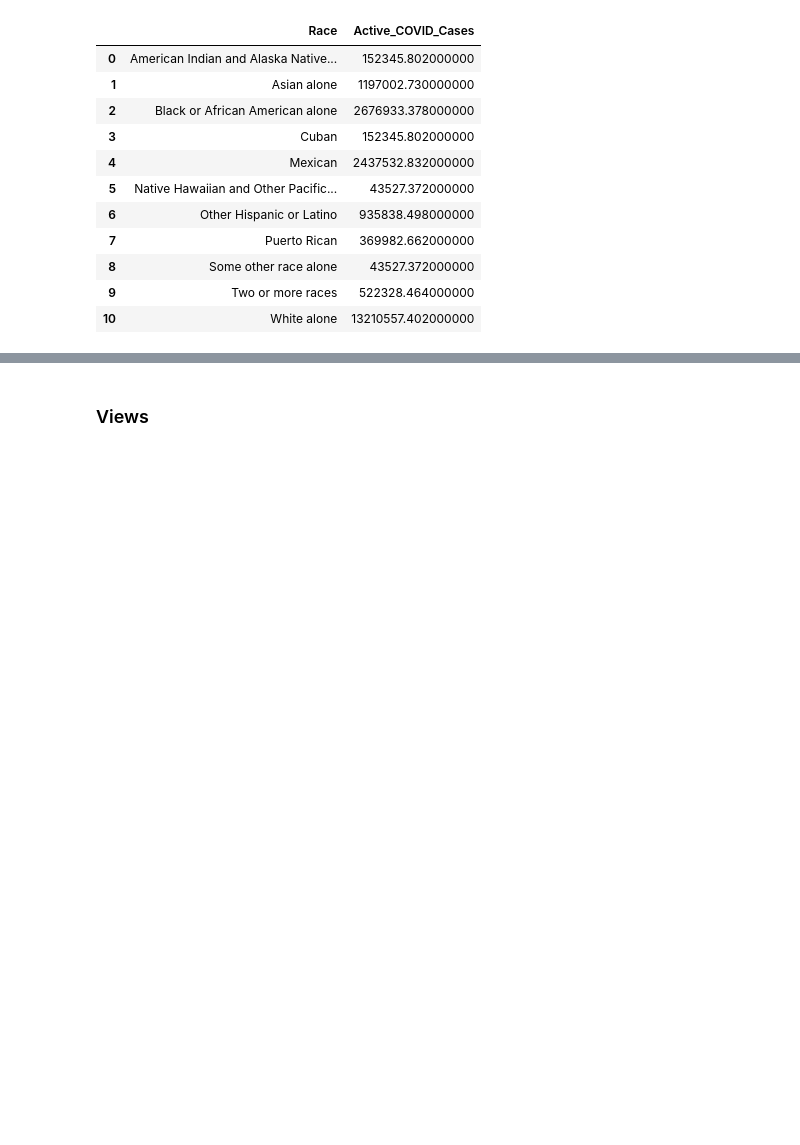
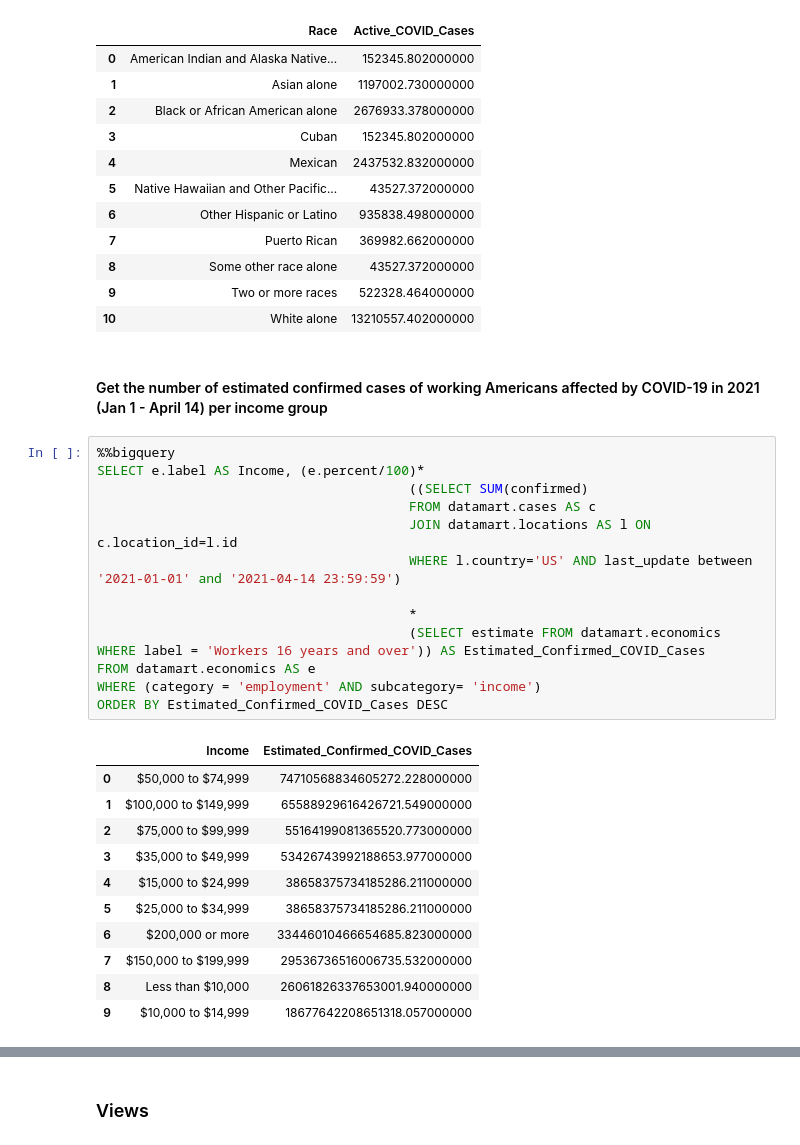
Before and after one commit to kimmisin/Elements-of-Databases, a Jupyter notebook: milestone2.ipynb, the cells around one changed output, grey strips where cells are left out. Drawn from its saved outputs; the diff is of its cells as text; blank space fills up the shorter version.

```diff
--- a/milestone2.ipynb
+++ b/milestone2.ipynb
@@ -1766,3 +1773,30 @@ ORDER BY Race
 | 8 | Some other race alone | 43527.372000000 |
 | 9 | Two or more races | 522328.464000000 |
 | 10 | White alone | 13210557.402000000 |
+# %% [markdown]
+#### Get the number of estimated confirmed cases of working Americans affected by COVID-19 in 2021 (Jan 1 - April 14) per income group
+# %%
+%%bigquery
+SELECT e.label AS Income, (e.percent/100)*
+                                        ((SELECT SUM(confirmed)
+                                        FROM datamart.cases AS c
+                                        JOIN datamart.locations AS l ON c.location_id=l.id
+                                        WHERE l.country='US' AND last_update between '2021-01-01' and '2021-04-14 23:59:59')
+
+                                        *
+                                        (SELECT estimate FROM datamart.economics WHERE label = 'Workers 16 years and over')) AS Estimated_Confirmed_COVID_Cases
+FROM datamart.economics AS e
+WHERE (category = 'employment' AND subcategory= 'income')
+ORDER BY Estimated_Confirmed_COVID_Cases DESC
+# %% [output]
+|  | Income | Estimated_Confirmed_COVID_Cases |
+| 0 | $50,000 to $74,999 | 74710568834605272.228000000 |
+| 1 | $100,000 to $149,999 | 65588929616426721.549000000 |
+| 2 | $75,000 to $99,999 | 55164199081365520.773000000 |
+| 3 | $35,000 to $49,999 | 53426743992188653.977000000 |
+| 4 | $15,000 to $24,999 | 38658375734185286.211000000 |
+| 5 | $25,000 to $34,999 | 38658375734185286.211000000 |
+| 6 | $200,000 or more | 33446010466654685.823000000 |
+| 7 | $150,000 to $199,999 | 29536736516006735.532000000 |
+| 8 | Less than $10,000 | 26061826337653001.940000000 |
+| 9 | $10,000 to $14,999 | 18677642208651318.057000000 |
```
Also changed, not shown: parts of 4 cells of this notebook.
